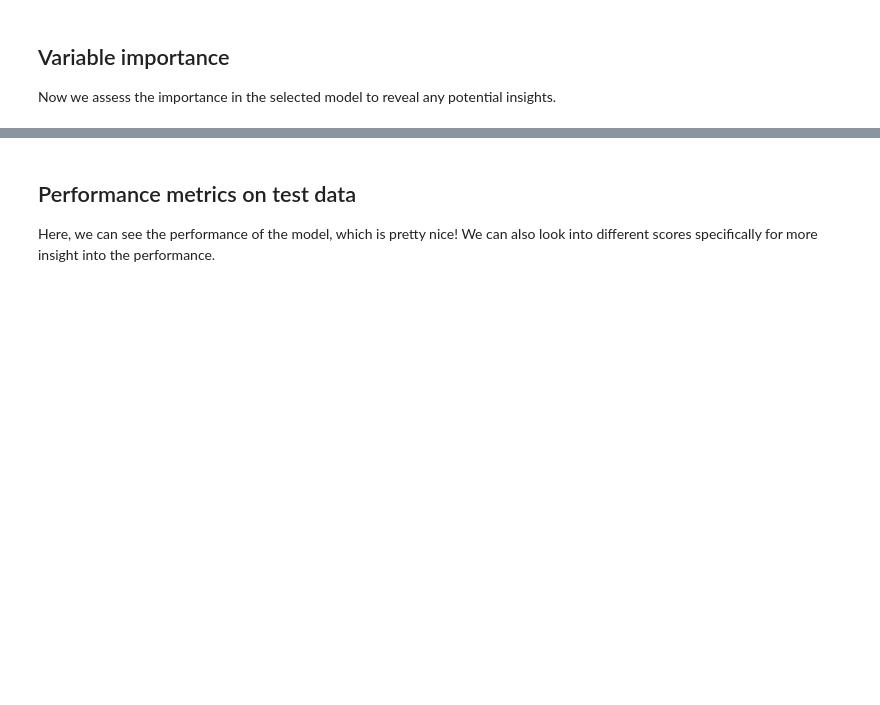
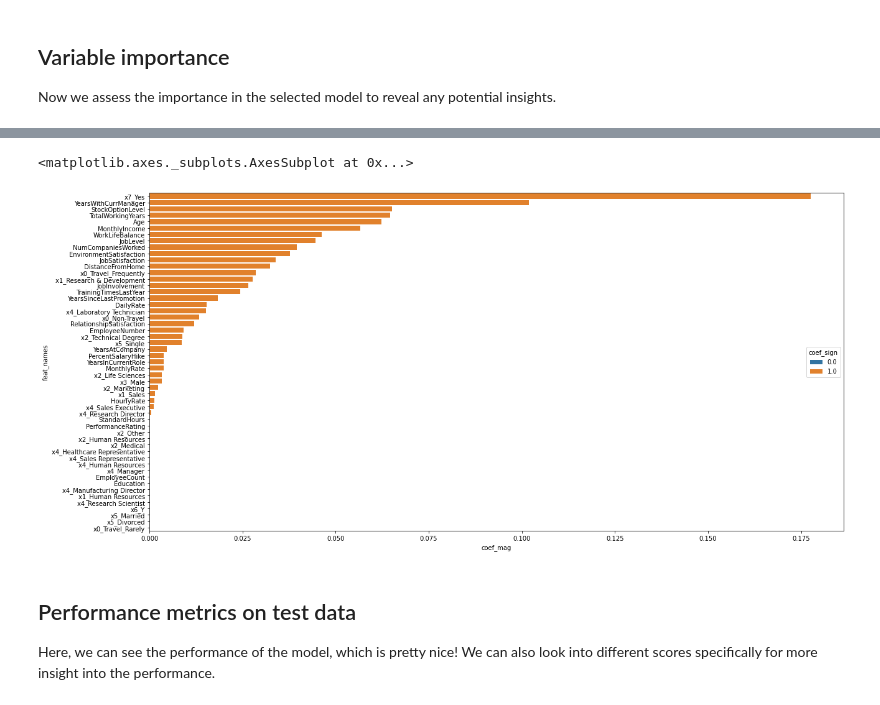
Before and after one commit to gentryae/ML_classwork, a Jupyter notebook: employee_churn_template.ipynb, the cells around one changed output, grey strips where cells are left out. Cells and saved outputs as stored; diff of their text form; code cells hidden in the pictures; blank space fills up the shorter version.

```diff
--- a/employee_churn_template.ipynb
+++ b/employee_churn_template.ipynb
@@ -210,3 +268,6 @@ grid_search.fit(X_train, y_train)
+# %%
+# TODO: fit your model 3 - Gradient
+grid_search3.fit(X_train, y_train)
 # %%
 # TODO: find the best performing model parameters and their values
 # @@ what
@@ -233,0 +413,5 @@ grid_search.classes_
+# %%
+# TODO: feel free to uncomment and edit the code below to obtain your feature weights
+
+vip3 = grid_search3.best_estimator_['mdl'].feature_importances_
+vip3
@@ -253,3 +474,25 @@ sns.barplot(y=coef_info.index, x='coef_mag', hue='coef_sign', data=coef_info, or
+# %%
+# TODO: feel free to uncomment and edit the code below to obtain your feature importance graph.
+# Did the graph surprise you? What features did you think were more important?
+# @@ CHECK
+#get names in correct preproc order
+cat_names = grid_search3.best_estimator_.named_steps['preproc'].transformers_[0][1].named_steps['onehot_cat'].get_feature_names()
+num_names = grid_search3.best_estimator_.named_steps['preproc'].transformers_[1][2]
+
+#create df with vip info
+coef_info = pd.DataFrame({'feat_names':np.hstack([cat_names, num_names]), 'vip': vip3})
+
+#get sign and magnitude information
+coef_info = coef_info.assign(coef_mag = abs(coef_info['vip']),
+                             coef_sign = np.sign(coef_info['vip']))
+
+#sort and plot
+coef_info = coef_info.set_index('feat_names').sort_values(by='coef_mag', ascending=False)
+plt.figure(figsize = (20,10))
+sns.barplot(y=coef_info.index, x='coef_mag', hue='coef_sign', data=coef_info, orient='h', dodge=False)
+# %% [output]
+<matplotlib.axes._subplots.AxesSubplot at 0x...>
+[figure, added]
 # %% [markdown]
 ## Performance metrics on test data
 
```
Also changed, not shown: parts of 22 cells of this notebook.
